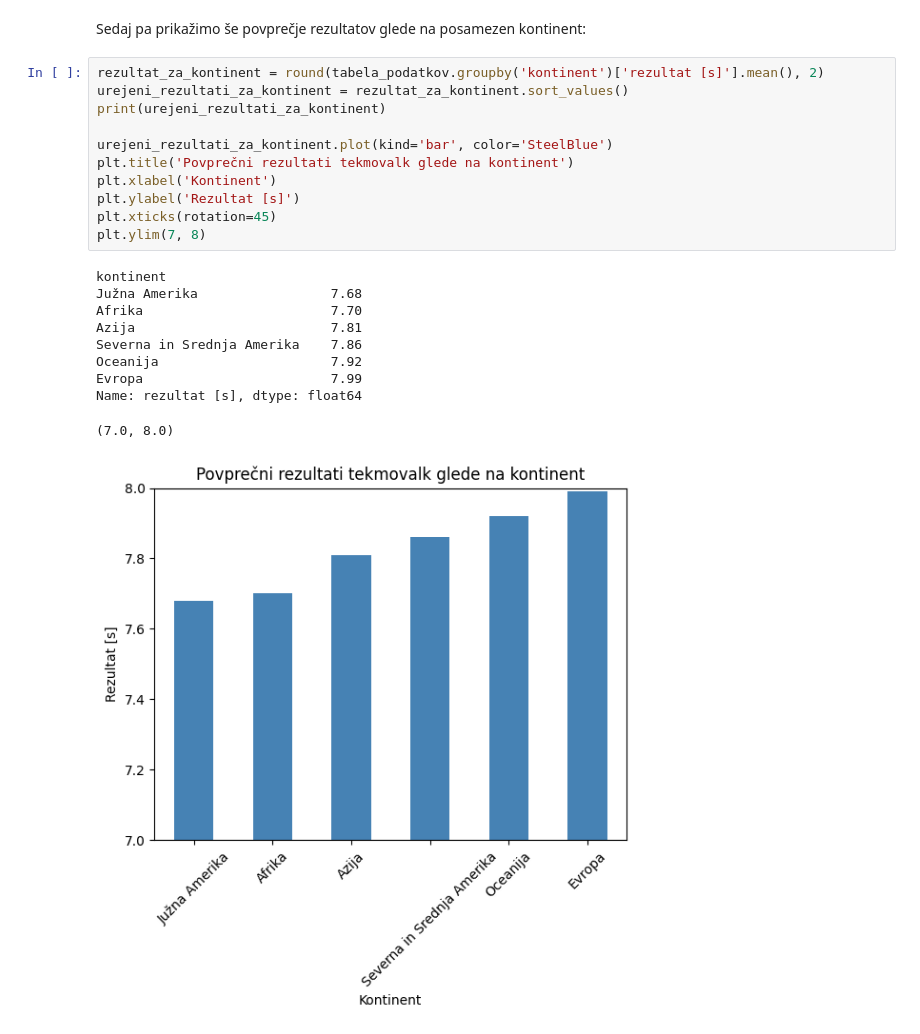
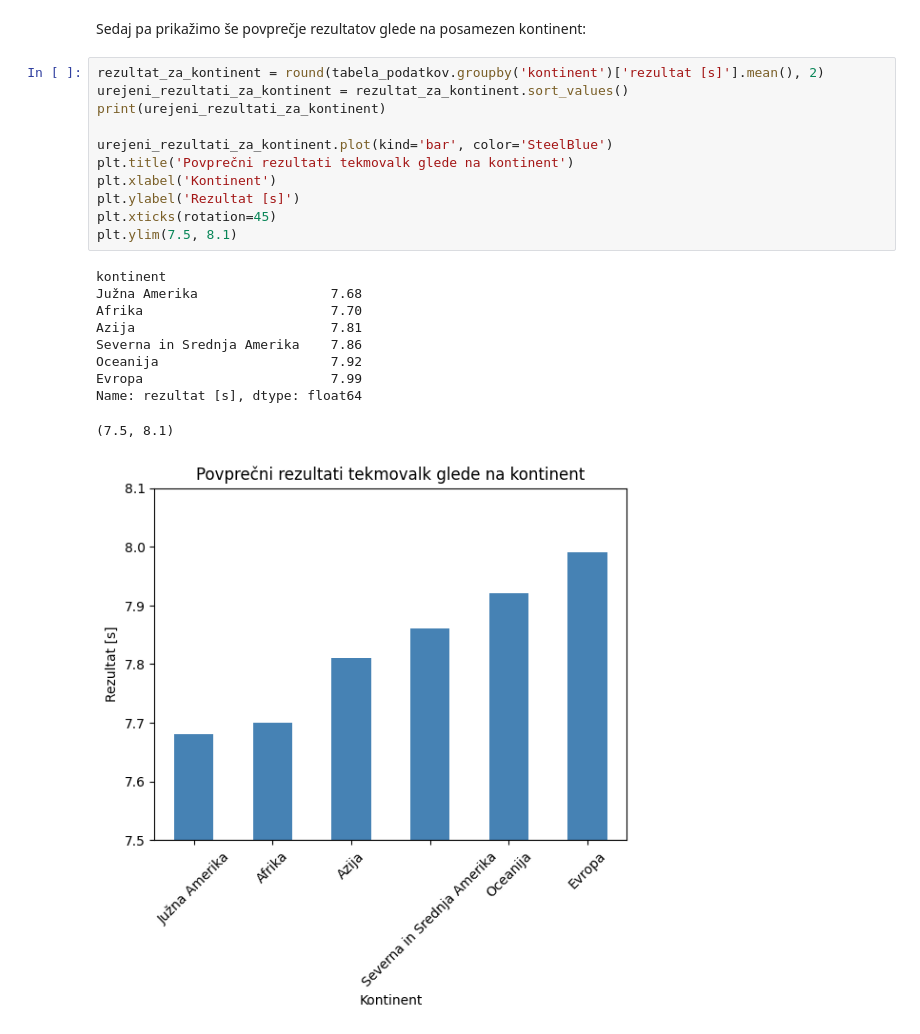
Before and after one commit to sarapolajnar/Projektna-naloga-UVP, a Jupyter notebook: analiza.ipynb, the cells around one changed output. Saved outputs shown, nothing was run; the diff lists cells and outputs as text.

```diff
--- a/analiza.ipynb
+++ b/analiza.ipynb
@@ -264,25 +264,25 @@ Sedaj pa prikažimo še povprečje rezultatov glede na posamezen kontinent:
 # %%
 rezultat_za_kontinent = round(tabela_podatkov.groupby('kontinent')['rezultat [s]'].mean(), 2)
 urejeni_rezultati_za_kontinent = rezultat_za_kontinent.sort_values()
 print(urejeni_rezultati_za_kontinent)
 
 urejeni_rezultati_za_kontinent.plot(kind='bar', color='SteelBlue')
 plt.title('Povprečni rezultati tekmovalk glede na kontinent')
 plt.xlabel('Kontinent')
 plt.ylabel('Rezultat [s]')
 plt.xticks(rotation=45)
-plt.ylim(7, 8)
+plt.ylim(7.5, 8.1)
 # %% [output]
 kontinent
 Južna Amerika                 7.68
 Afrika                        7.70
 Azija                         7.81
 Severna in Srednja Amerika    7.86
 Oceanija                      7.92
 Evropa                        7.99
 Name: rezultat [s], dtype: float64
-(7.0, 8.0)
+(7.5, 8.1)
-[figure, old version]
+[figure, new version]
 # %% [markdown]
 ## Zaključek
 Glavna stvar, ki smo jo želeli izvedeti je, ali najboljši tekači res prihajajo iz Afrike. To trditev lahko z našo analizo ovržemo, saj smo videli, da le ti (sicer v manjšini) prihajajo iz Južne Amerike. Seveda so bila tu upoštevana le povprečja, vzorec pa je bil sestavljen le iz žensk, ki spadajo med seniorje in so tekmovale na 60m.
```
Also changed, not shown: parts of 4 cells of this notebook.
